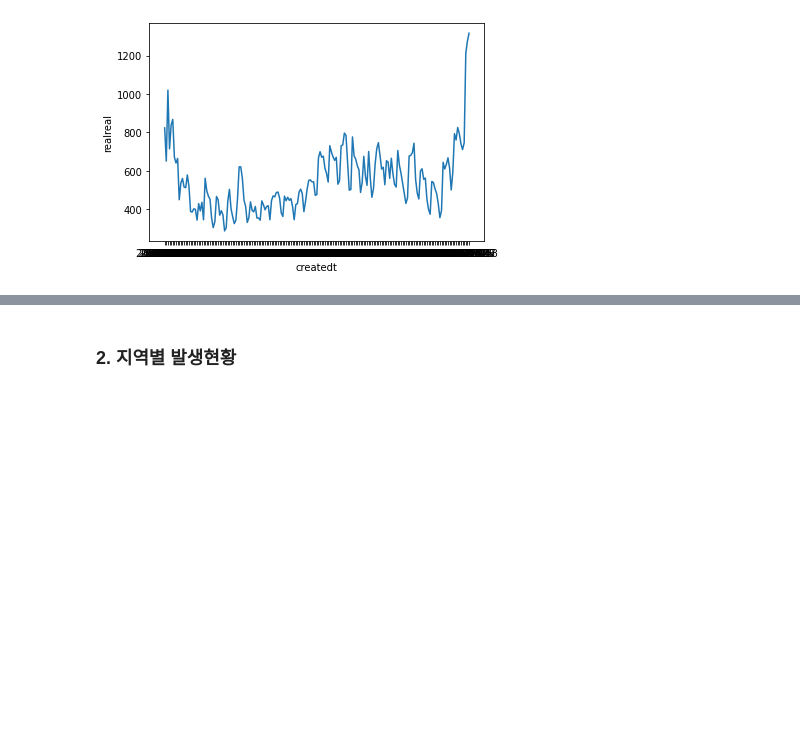
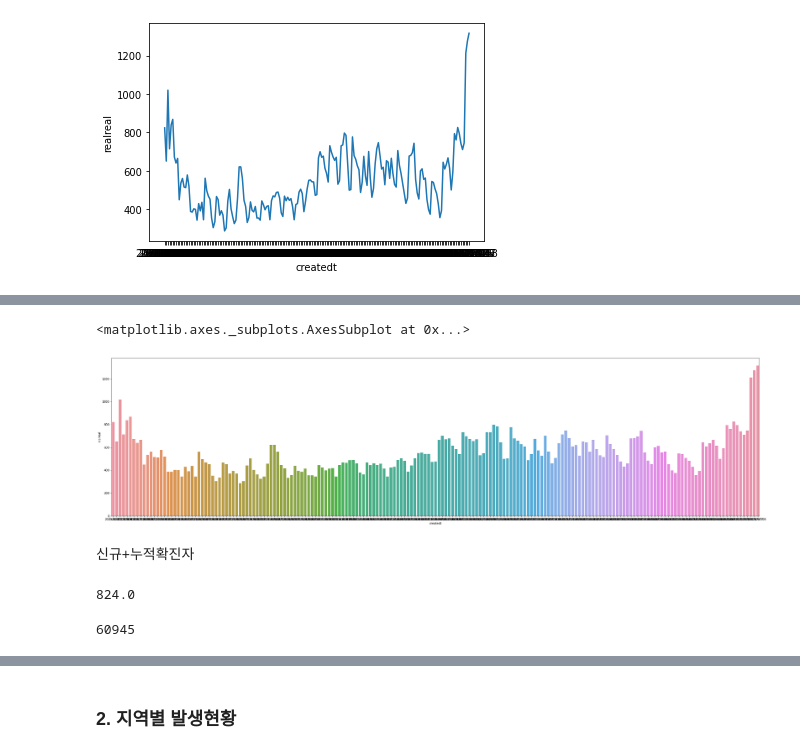
Before and after one commit to suzzini/-AIBootcamp-, a Jupyter notebook: coronadata.ipynb, the cells around one changed output, grey strips where cells are left out. Drawn from its saved outputs; the diff is of its cells as text; code cells hidden in the pictures; blank space fills up the shorter version.

```diff
--- a/coronadata.ipynb
+++ b/coronadata.ipynb
@@ -321 +321,18 @@ df[df['gubun']=='a.0-9'][['createdt','realreal']]
 189 rows × 2 columns
+# %%
+plt.figure(figsize=(40,10))
+sns.barplot(data=final_forday,x='createdt',y='realreal')
+# %% [output]
+<matplotlib.axes._subplots.AxesSubplot at 0x...>
+[figure, added]
+# %% [markdown]
+신규+누적확진자
+# %%
+#1월 확진자
+sum(df[:9]['realreal'])
+# %% [output]
+824.0
+# %%
+61769-824
+# %% [output]
+60945
```
Also changed, not shown: parts of 20 cells of this notebook.
